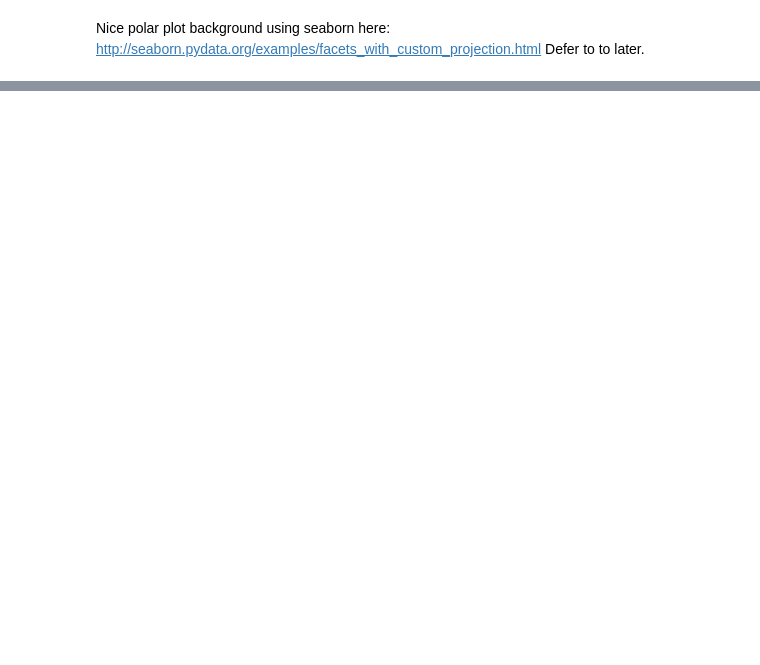
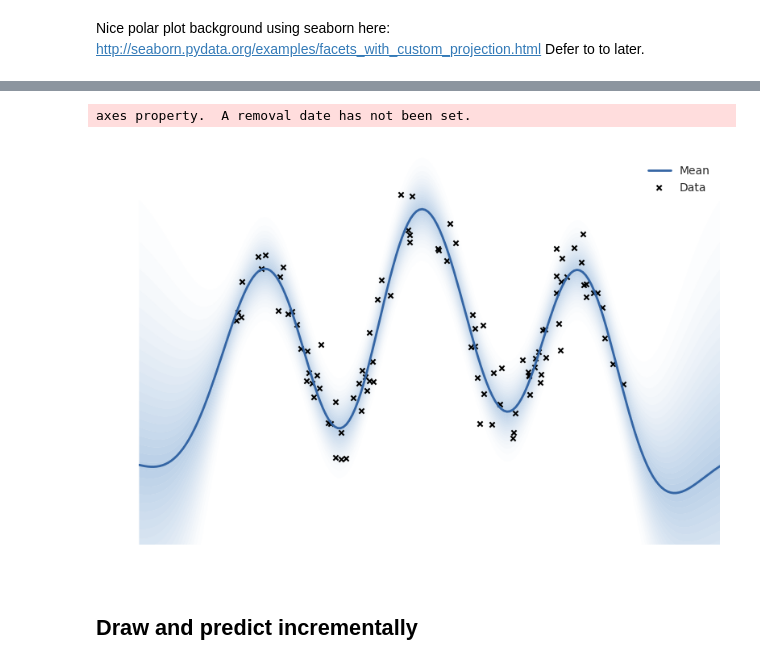
Before and after one commit to jsjol/diGP, a Jupyter notebook: notebooks/plot_synthetic_signal.ipynb, the cells around one changed output, grey strips where cells are left out. Cells and saved outputs as stored; diff of their text form; code cells hidden in the pictures; blank space fills up the shorter version.

```diff
--- a/notebooks/plot_synthetic_signal.ipynb
+++ b/notebooks/plot_synthetic_signal.ipynb
@@ -283,0 +324,10 @@ KeyError: 'k'
+# %%
+n = 100
+x = np.random.uniform(0, 1, (n,1))
+f = 0.5 + np.sin(np.pi*x) + np.sin(5*np.pi*x)
+noise = 0.25*np.random.randn(n,1)
+y = f + noise
+# %%
+kern = GPy.kern.RBF(input_dim=1)
+m = GPy.models.GPRegression(x, y, kern)
+m.optimize_restarts(num_restarts=10);
@@ -283,0 +345,12 @@ KeyError: 'k'
+# %%
+fig = m.plot(plot_density=True, fontsize=16)
+fig.set_ylim((-1, 3))
+ax = fig.get_axes()
+ax.axis('off')
+plt.tight_layout()
+plt.savefig("gp_example.png", bbox_inches='tight', transparent=True)
+# %% [output]
+axes property.  A removal date has not been set.
+[figure, added]
+# %% [markdown]
+## Draw and predict incrementally
```
Also changed, not shown: parts of 17 cells of this notebook.
